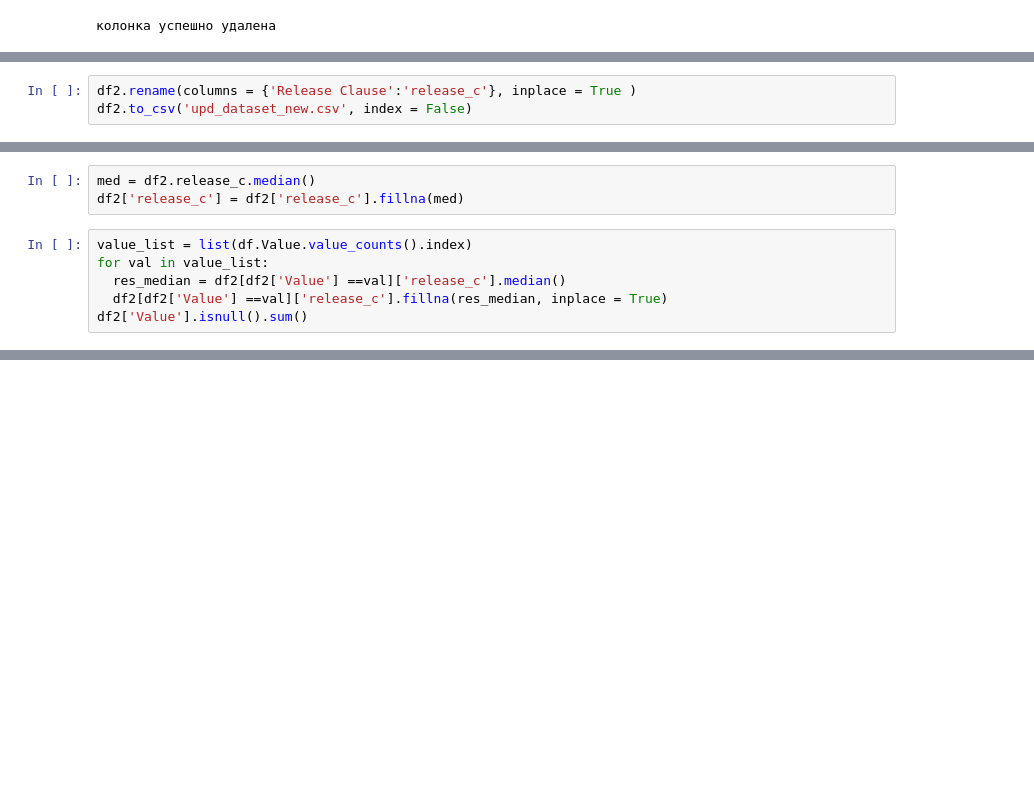
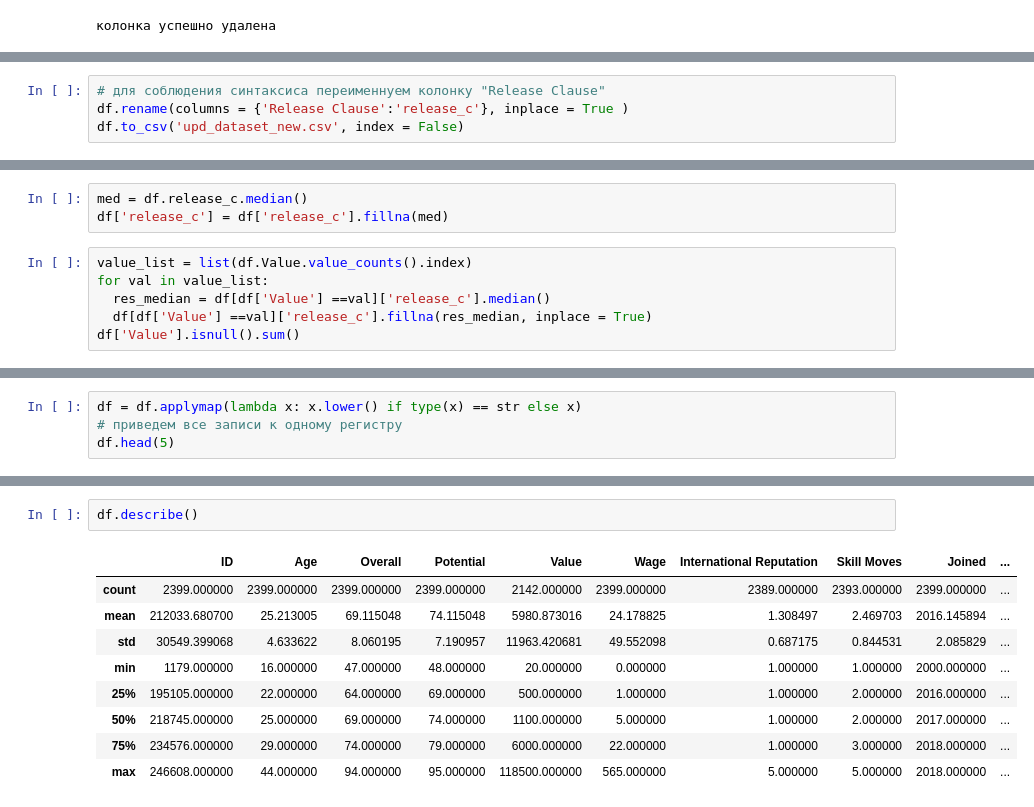
Before and after one commit to YuliyaStarostina/ETL, a Jupyter notebook: Копия_блокнота_"ETL_HW_ipynb".ipynb, the cells around one changed output, grey strips where cells are left out. Saved outputs shown, nothing was run; the diff lists cells and outputs as text; blank space fills up the shorter version.

```diff
--- a/Копия_блокнота_"ETL_HW_ipynb".ipynb
+++ b/Копия_блокнота_"ETL_HW_ipynb".ipynb
@@ -171,6 +163,7 @@ df2.head(5)
 # %%
-df2.rename(columns = {'Release Clause':'release_c'}, inplace = True )
-df2.to_csv('upd_dataset_new.csv', index = False)
+# для соблюдения синтаксиса переименнуем колонку "Release Clause"
+df.rename(columns = {'Release Clause':'release_c'}, inplace = True )
+df.to_csv('upd_dataset_new.csv', index = False)
 # %%
 #автоматический подбор типа данных
 sample = pd.read_csv('/content/upd_dataset_new.csv', usecols=['Value','release_c'])
@@ -179,10 +174,10 @@ df2.to_csv('upd_dataset_new.csv', index = False)
 # %%
-med = df2.release_c.median()
-df2['release_c'] = df2['release_c'].fillna(med)
+med = df.release_c.median()
+df['release_c'] = df['release_c'].fillna(med)
 # %%
 value_list = list(df.Value.value_counts().index)
 for val in value_list:
-  res_median = df2[df2['Value'] ==val]['release_c'].median()
-  df2[df2['Value'] ==val]['release_c'].fillna(res_median, inplace = True)
-df2['Value'].isnull().sum()
+  res_median = df[df['Value'] ==val]['release_c'].median()
+  df[df['Value'] ==val]['release_c'].fillna(res_median, inplace = True)
+df['Value'].isnull().sum()
 # %% [output]
@@ -205,0 +203,4 @@ Name: Value, Length: 2399, dtype: float64
+# %%
+df = df.applymap(lambda x: x.lower() if type(x) == str else x)
+# приведем все записи к одному регистру
+df.head(5)
@@ -245,0 +247,12 @@ display(df2)
+# %%
+df.describe()
+# %% [output]
+|  | ID | Age | Overall | Potential | Value | Wage | International Reputation | Skill Moves | Joined | ... |
+| count | 2399.000000 | 2399.000000 | 2399.000000 | 2399.000000 | 2142.000000 | 2399.000000 | 2389.000000 | 2393.000000 | 2399.000000 | ... |
+| mean | 212033.680700 | 25.213005 | 69.115048 | 74.115048 | 5980.873016 | 24.178825 | 1.308497 | 2.469703 | 2016.145894 | ... |
+| std | 30549.399068 | 4.633622 | 8.060195 | 7.190957 | 11963.420681 | 49.552098 | 0.687175 | 0.844531 | 2.085829 | ... |
+| min | 1179.000000 | 16.000000 | 47.000000 | 48.000000 | 20.000000 | 0.000000 | 1.000000 | 1.000000 | 2000.000000 | ... |
+| 25% | 195105.000000 | 22.000000 | 64.000000 | 69.000000 | 500.000000 | 1.000000 | 1.000000 | 2.000000 | 2016.000000 | ... |
+| 50% | 218745.000000 | 25.000000 | 69.000000 | 74.000000 | 1100.000000 | 5.000000 | 1.000000 | 2.000000 | 2017.000000 | ... |
+| 75% | 234576.000000 | 29.000000 | 74.000000 | 79.000000 | 6000.000000 | 22.000000 | 1.000000 | 3.000000 | 2018.000000 | ... |
+| max | 246608.000000 | 44.000000 | 94.000000 | 95.000000 | 118500.000000 | 565.000000 | 5.000000 | 5.000000 | 2018.000000 | ... |
```
Also changed, not shown: parts of 20 cells of this notebook.
